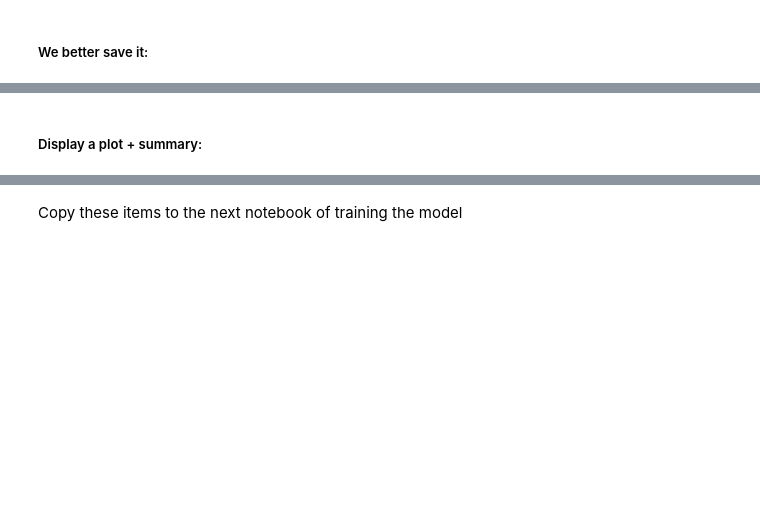
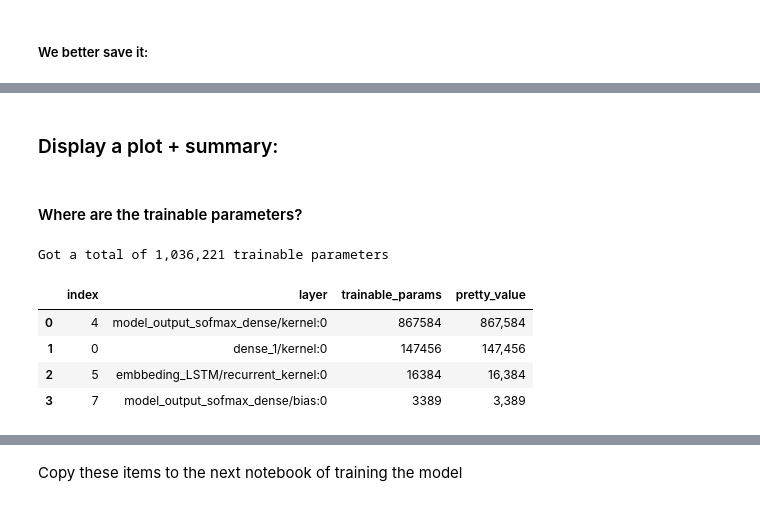
Before and after one commit to turner11/VQA-MED, a Jupyter notebook: VQA-MED/VQA.Python/3_creating_model.ipynb, the cells around one changed output, grey strips where cells are left out. Drawn from its saved outputs; the diff is of its cells as text; code cells hidden in the pictures; blank space fills up the shorter version.

```diff
--- a/VQA-MED/VQA.Python/3_creating_model.ipynb
+++ b/VQA-MED/VQA.Python/3_creating_model.ipynb
@@ -26,3 +27,7 @@ categorial_column = 'ix_to_img_device'
+# %%
+# categorial_data_frame = 'answers'
+categorial_data_frame = 'imaging_devices'
+categorial_data_frame = 'words'
 # %%
 #Available merge strategies:
 # keras_layers.multiply, keras_layers.add, keras_layers.concatenate,
@@ -31,4 +36,4 @@ categorial_column = 'ix_to_img_device'
 merge_strategy = keras_layers.concatenate
 # %%
 vqa_specs = File.load_pickle(vqa_specs_location)
-meta_data = vqa_specs.meta_data
+meta_data_location = vqa_specs.meta_data_location
@@ -115,11 +133,11 @@ And finally, building the model itself:
 # %%
 model_output_num_units = None
 if classify_strategy == ClassifyStrategies.CATEGORIAL:
-    model_output_num_units = 2#len(list(meta_data[categorial_column].keys()) )
+    model_output_num_units = len(pd.read_hdf(meta_data_location,categorial_data_frame))
 elif classify_strategy == ClassifyStrategies.NLP:
     model_output_num_units = embedded_sentence_length
 else:
     raise Exception(f'Unfamilier strategy: {strat}')
 
-logger.debug(f'Model will have {model_output_num_units} output units (Strategy: {classify_strategy})')
+logger.debug(f'Model will have {model_output_num_units} output units (Strategy: {classify_strategy}). Categorial coolumn: "{categorial_data_frame}"')
 # %% [output]
@@ -129,7 +147,7 @@ from keras import Model, models, Input, callbacks
 from keras.utils import plot_model, to_categorical
 from keras.layers import Dense, Embedding, LSTM, BatchNormalization, Activation, Flatten#, GlobalAveragePooling2D, Merge, Flatten
 
-def get_vqa_model(meta):
+def get_vqa_model():
 #     import tensorflow as tf
 #     g = tf.Graph()
 #     with g.as_default():
@@ -137,9 +155,10 @@ def get_vqa_model(meta):
     DENSE_ACTIVATION = 'relu'
 
     OPTIMIZER = 'rmsprop'
-    LOSS = 'categorical_crossentropy'
+#     LOSS, ACTIVATION = 'categorical_crossentropy', 'softmax' #good for a model to predict multiple mutually-exclusive classes.
+    LOSS, ACTIVATION = 'binary_crossentropy', 'sigmoid'
+
     METRICS = 'accuracy'
-    num_classes = len(meta['ix_to_ans'].keys())
     image_model, lstm_model, fc_model = None, None, None
     try:
         # ATTN:
@@ -162,8 +181,7 @@ def get_vqa_model(meta):
         fc_tensors = Activation(DENSE_ACTIVATION)(fc_tensors)
 
         #ATTN:
-        fc_tensors = Dense(units=model_output_num_units, activation='softmax', name='model_output_sofmax_dense')(fc_tensors)
-        #fc_tensors = Dense(units=num_classes, activation='softmax', name='model_output_sofmax_dense')(fc_tensors)
+        fc_tensors = Dense(units=model_output_num_units, activation=ACTIVATION, name='model_output_sofmax_dense')(fc_tensors)
 
         fc_model = Model(inputs=[lstm_input_tensor, image_input_tensor], output=fc_tensors)
         fc_model.compile(optimizer=OPTIMIZER, loss=LOSS, metrics=[METRICS])
@@ -181,6 +199,6 @@ def get_vqa_model(meta):
 
     return fc_model
 
-model = get_vqa_model(meta_data)
+model = get_vqa_model()
 model
 # %% [output]
@@ -220,3 +238,26 @@ model_location = 'C:\Users\Public\Documents\Data\2018\vqa_models\20180814_2035_2
 # %% [markdown]
-##### Display a plot + summary:
+### Display a plot + summary:
+# %% [markdown]
+#### Where are the trainable parameters?
+# %%
+import pandas as pd
+K = keras_backend
+names_and_trainable_params = {w.name: np.prod(K.get_value(w).shape) for w in model.trainable_weights}
+names_and_trainable_params = {(w.name, np.prod(K.get_value(w).shape)) for w in model.trainable_weights}
+a = {'layer': [tpl[0] for tpl in names_and_trainable_params],
+     'trainable_params': [tpl[1] for tpl in names_and_trainable_params]
+    }
+df = pd.DataFrame.from_dict(a)
+df_sorted = df.sort_values(['trainable_params'], ascending=[False]).reset_index()
+df_sorted['pretty_value'] = df_sorted.apply(lambda x: "{:,}".format(x['trainable_params']), axis=1)
+top = df_sorted[df_sorted.trainable_params > 1000]
+print(f'Got a total of {"{:,}".format(sum(df_sorted.trainable_params))} trainable parameters')
+top
+# %% [output]
+Got a total of 1,036,221 trainable parameters
+|  | index | layer | trainable_params | pretty_value |
+| 0 | 4 | model_output_sofmax_dense/kernel:0 | 867584 | 867,584 |
+| 1 | 0 | dense_1/kernel:0 | 147456 | 147,456 |
+| 2 | 5 | embbeding_LSTM/recurrent_kernel:0 | 16384 | 16,384 |
+| 3 | 7 | model_output_sofmax_dense/bias:0 | 3389 | 3,389 |
 # %%
```
Also changed, not shown: parts of 9 cells of this notebook, 13 other files.
